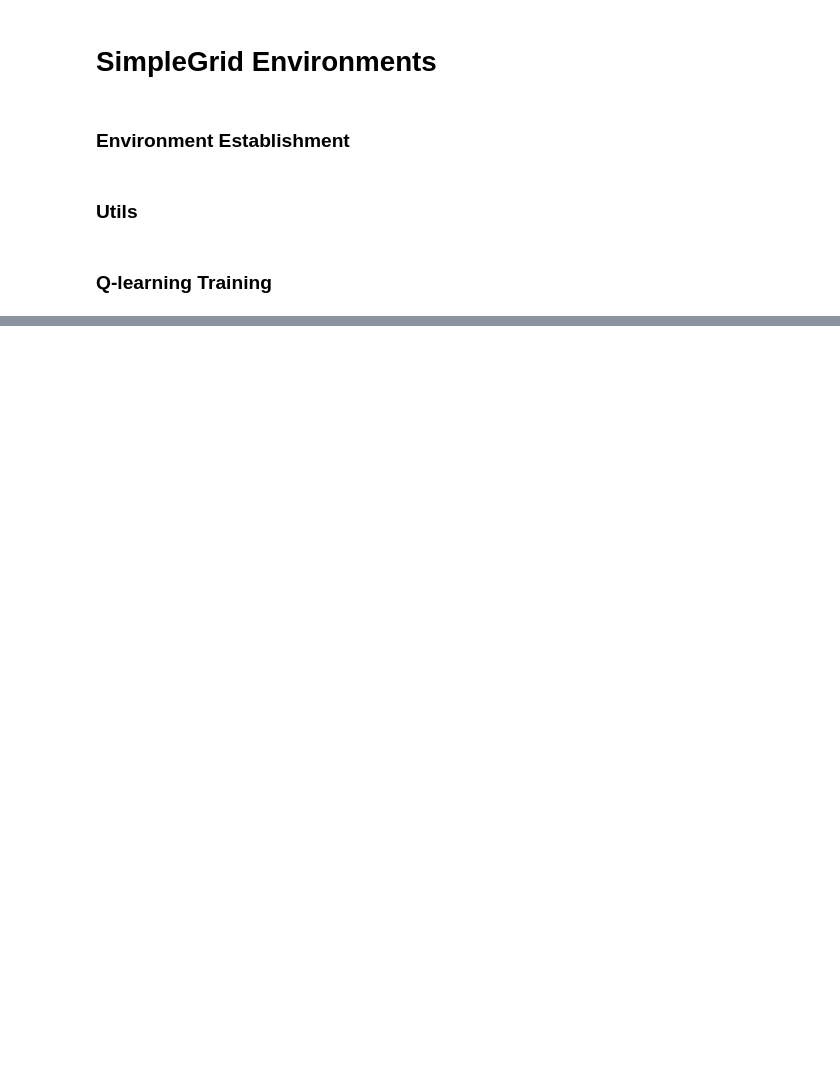
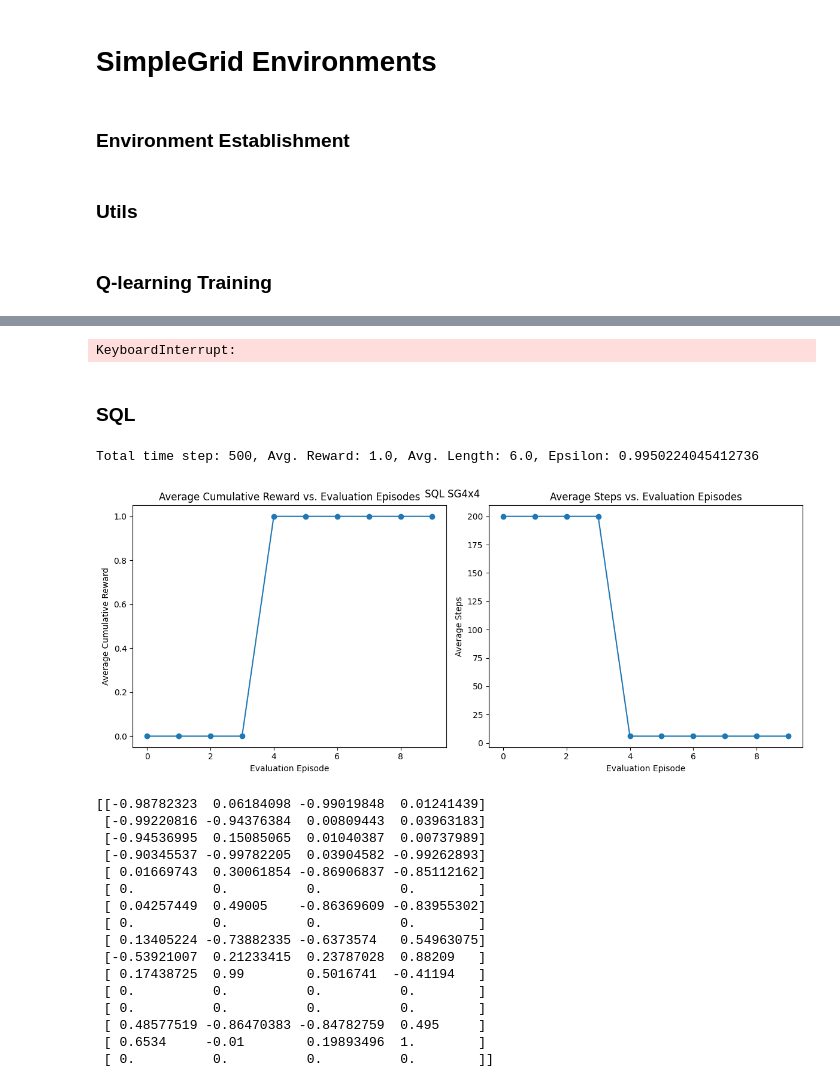
Before and after one commit to mahtabbm/RL_playground, a Jupyter notebook: RL_SG.ipynb, the cells around one changed output, grey strips where cells are left out. Drawn from its saved outputs; the diff is of its cells as text; code cells hidden in the pictures; blank space fills up the shorter version.

```diff
--- a/RL_SG.ipynb
+++ b/RL_SG.ipynb
@@ -163,0 +342,27 @@ def q_learning(
+# %%
+# obstacle_map = [
+#         "10001000",
+#         "10010000",
+#         "00000001",
+#         "01000001",
+#     ]
+
+obstable_map: [ "00000000",
+                "00000000",
+                "00010000",
+                "00000100",
+                "00010000",
+                "01100010",
+                "01001010",
+                "00010000"] # type: ignore
+
+env = gym.make('SimpleGrid-8x8-v0', render_mode='rgb_array')
+
+q_table_a, q_table_b, rewards, lengths = train_double_q_learning(env, episodes=1000, eval_episodes=1, eval_every=100)
+_plot_evaluation(rewards, lengths, title="DQL SG8x8")
+print(q_table_a)
+print(q_table_b)
+# %% [output]
+KeyboardInterrupt:
+# %% [markdown]
+### SQL
@@ -163,0 +454,41 @@ def q_learning(
+# %%
+obstacle_map = ["0000",
+                "0101",
+                "0001",
+                "1000"]
+
+
+
+# obstable_map: [ "00000000",
+#                 "00000000",
+#                 "00010000",
+#                 "00000100",
+#                 "00010000",
+#                 "01100010",
+#                 "01001010",
+#                 "00010000"] # type: ignore
+
+env = gym.make('SimpleGrid-4x4-v0', render_mode='rgb_array')
+
+q_table_k, rewards, lengths = asynchronous_speedy_q_learning(env, total_time_steps=1000, eval_episodes=1, eval_every=100)
+_plot_evaluation(rewards, lengths, title="SQL SG4x4")
+print(q_table_k)
+# %% [output]
+Total time step: 500, Avg. Reward: 1.0, Avg. Length: 6.0, Epsilon: 0.9950224045412736
+[figure, added]
+[[-0.98782323  0.06184098 -0.99019848  0.01241439]
+ [-0.99220816 -0.94376384  0.00809443  0.03963183]
+ [-0.94536995  0.15085065  0.01040387  0.00737989]
+ [-0.90345537 -0.99782205  0.03904582 -0.99262893]
+ [ 0.01669743  0.30061854 -0.86906837 -0.85112162]
+ [ 0.          0.          0.          0.        ]
+ [ 0.04257449  0.49005    -0.86369609 -0.83955302]
+ [ 0.          0.          0.          0.        ]
+ [ 0.13405224 -0.73882335 -0.6373574   0.54963075]
+ [-0.53921007  0.21233415  0.23787028  0.88209   ]
+ [ 0.17438725  0.99        0.5016741  -0.41194   ]
+ [ 0.          0.          0.          0.        ]
+ [ 0.          0.          0.          0.        ]
+ [ 0.48577519 -0.86470383 -0.84782759  0.495     ]
+ [ 0.6534     -0.01        0.19893496  1.        ]
+ [ 0.          0.          0.          0.        ]]
```
Also changed, not shown: parts of 15 cells of this notebook, 2 other files.
